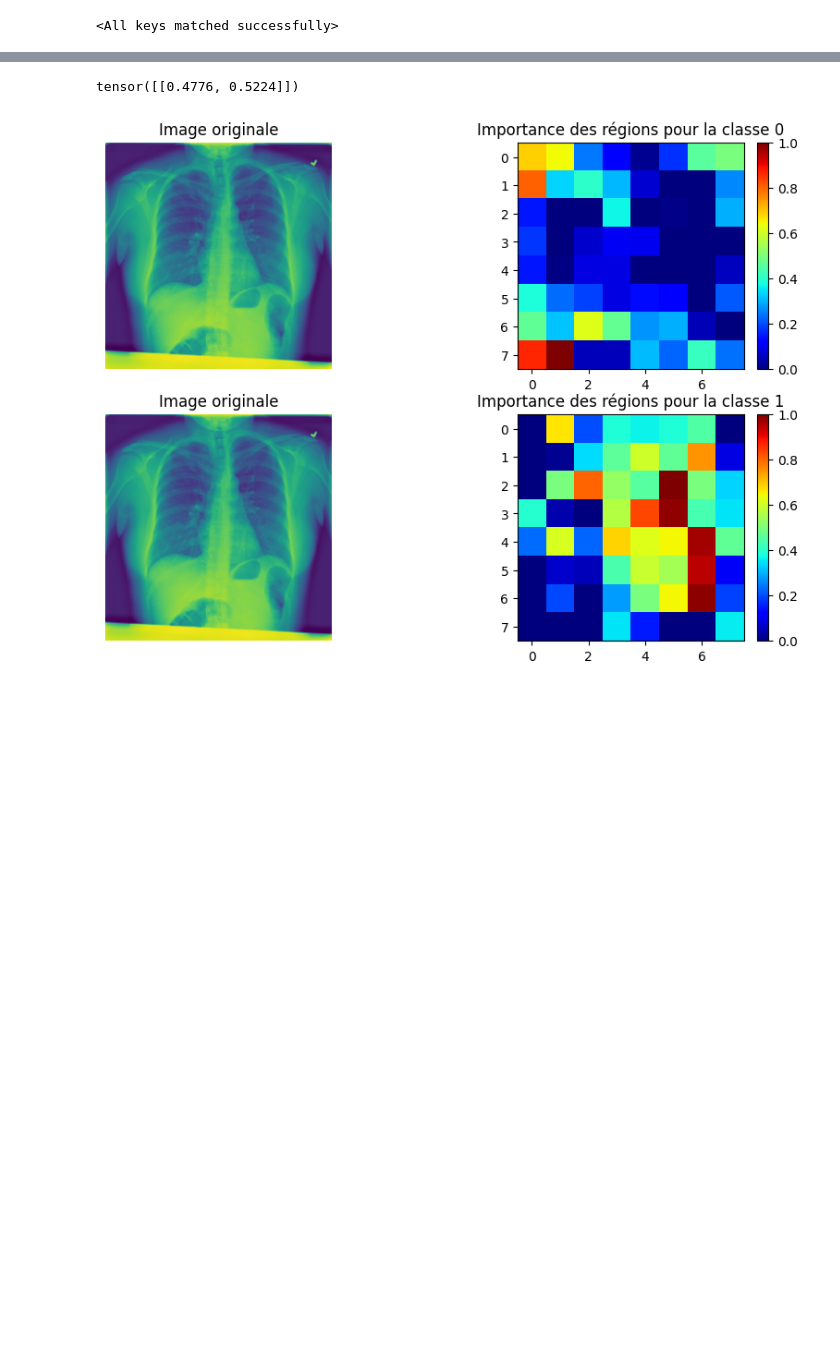
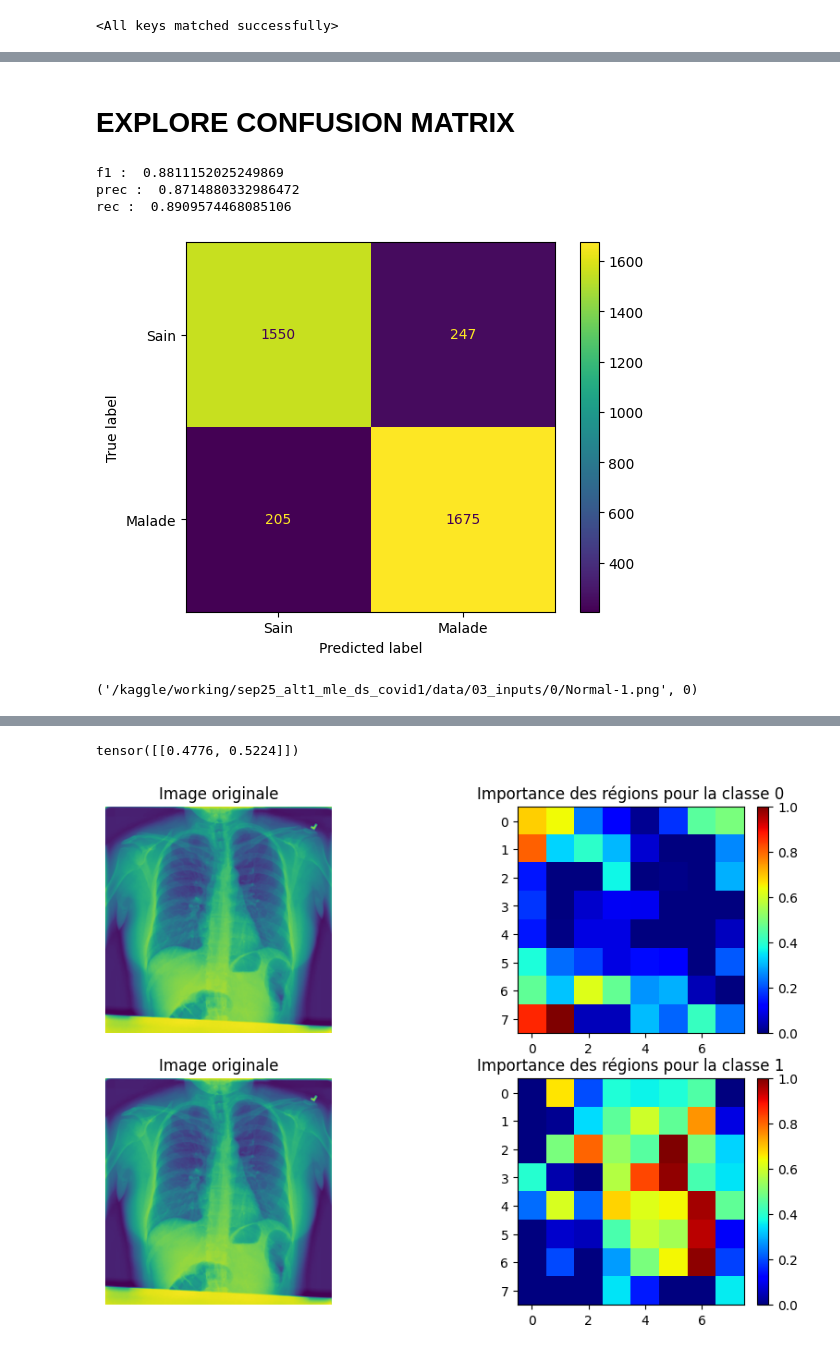
Before and after one commit to CedrickArmel/sep25_alt1_mle_ds_covid1, a Jupyter notebook: notebooks/3_0_model_explicability.ipynb, the cells around one changed output, grey strips where cells are left out. Saved outputs shown, nothing was run; the diff lists cells and outputs as text; code cells hidden in the pictures; blank space fills up the shorter version.

```diff
--- a/notebooks/3_0_model_explicability.ipynb
+++ b/notebooks/3_0_model_explicability.ipynb
@@ -41,5 +83,15 @@ model.load_state_dict(ckpt["state_dict"])
 transforms = hydra.utils.instantiate(cfg.datamodule.dataset.transform)
 eval_transforms = hydra.utils.instantiate(cfg.datamodule.eval_transform)
 # %%
-preds = torch.unique(torch.cat([torch.load(f) for f in glob("/kaggle/working/sep25_alt1_mle_ds_covid1/logs/train/multiruns/2026-03-09_22-56-17/12/tensorboard/version_0/*.pt")]), dim=0)
+preds = torch.unique(
+    torch.cat(
+        [
+            torch.load(f)
+            for f in glob(
+                "/kaggle/working/sep25_alt1_mle_ds_covid1/logs/train/multiruns/2026-03-11_14-57-38/1/tensorboard/version_0/*.pt"
+            )
+        ]
+    ),
+    dim=0,
+)
 # %%
@@ -100,3 +155,28 @@ def make_gradcam_heatmap(img_tensor, model, target_layer_name, pred_index=None):
     heatmap /= np.max(heatmap)  # Normaliser la heatmap
 
     return heatmap
+# %% [markdown]
+# EXPLORE CONFUSION MATRIX
+# %%
+y_pred = preds[:, -3:-1].argmax(1).numpy()
+y_true = preds[:, -1].numpy()
+# %%
+cm = confusion_matrix(y_true, y_pred)
+f1 = fbeta_score(y_true, y_pred, beta=1)
+rec = recall_score(y_true, y_pred)
+prec = precision_score(y_true, y_pred)
+# %%
+print("f1 : ", f1)
+print("prec : ", prec)
+print("rec : ", rec)
+# %% [output]
+f1 :  0.8811152025249869
+prec :  0.8714880332986472
+rec :  0.8909574468085106
+# %%
+cm_plot = ConfusionMatrixDisplay(cm, display_labels=["Sain", "Malade"])
+# %%
+cm_plot.plot()
+plt.show()
+# %% [output]
+[figure, added]
@@ -102,0 +195,4 @@ def make_gradcam_heatmap(img_tensor, model, target_layer_name, pred_index=None):
+# %%
+samples[0]
+# %% [output]
+('/kaggle/working/sep25_alt1_mle_ds_covid1/data/03_inputs/0/Normal-1.png', 0)
```
Also changed, not shown: parts of 26 cells of this notebook.
